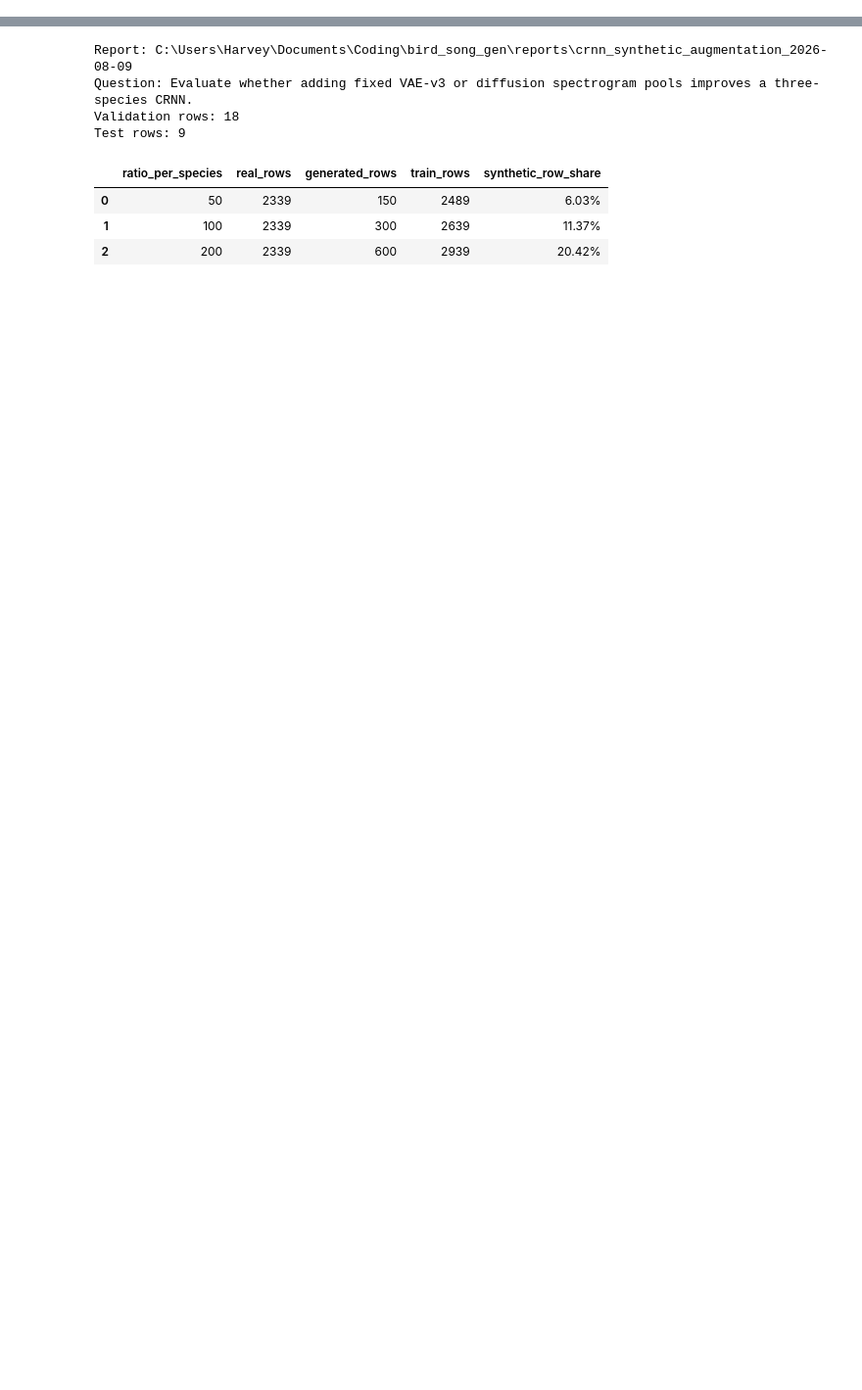
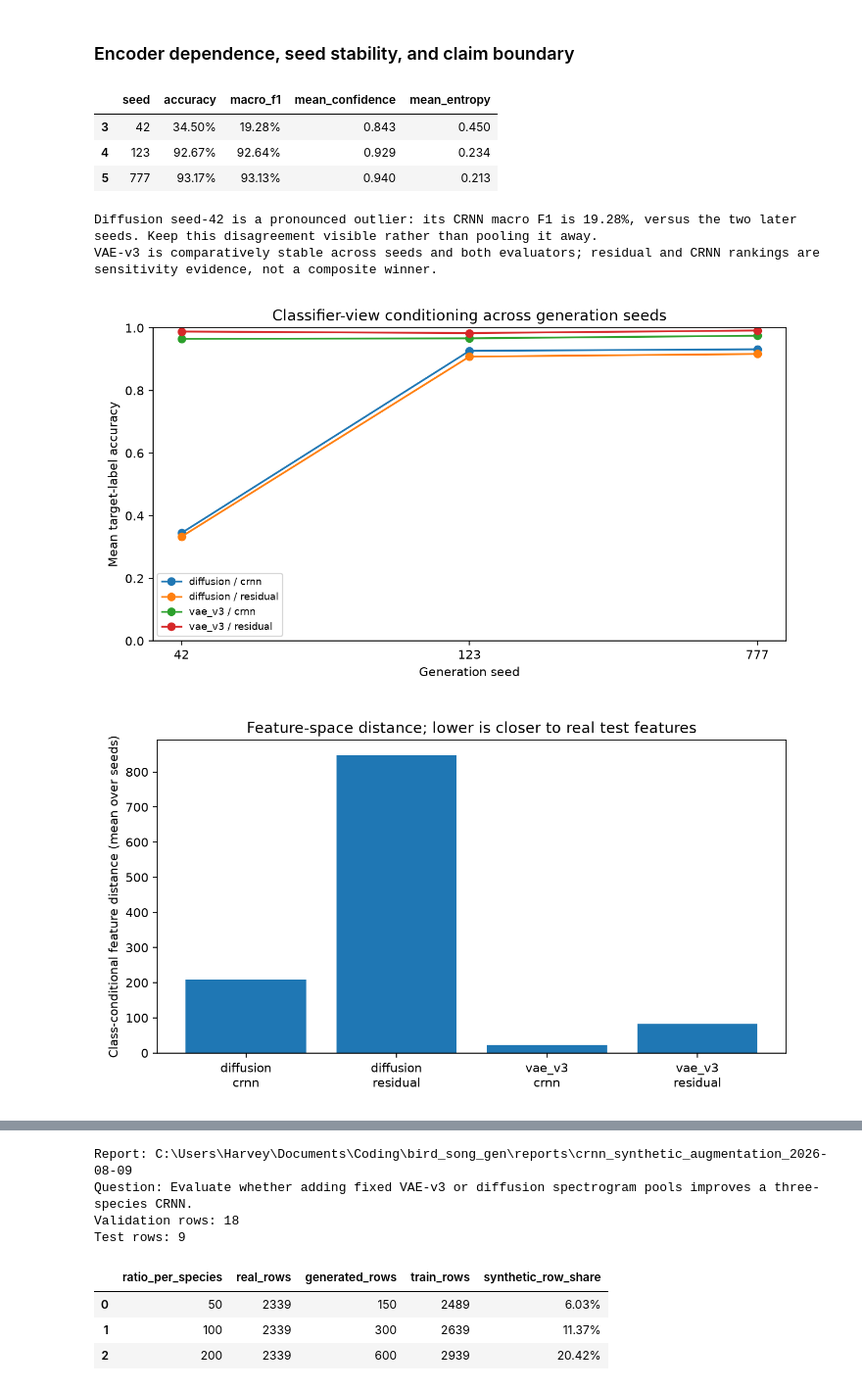
Before and after one commit to Bleu7101/bird_song_gen, a Jupyter notebook: notebooks/06_evaluation.ipynb, the cells around one changed output, grey strips where cells are left out. Shown at 98% size. Saved outputs shown, nothing was run; the diff lists cells and outputs as text; code cells hidden in the pictures; blank space fills up the shorter version.

```diff
--- a/notebooks/06_evaluation.ipynb
+++ b/notebooks/06_evaluation.ipynb
@@ -0,0 +456,36 @@
+# %% [markdown]
+### Encoder dependence, seed stability, and claim boundary
+# %%
+diffusion_seed_view = classifier_scores[
+    (classifier_scores["model"] == "diffusion") & (classifier_scores["classifier"] == "crnn")
+][["seed", "accuracy", "macro_f1", "mean_confidence", "mean_entropy"]].sort_values("seed")
+display(diffusion_seed_view.style.format({
+    "accuracy": "{:.2%}",
+    "macro_f1": "{:.2%}",
+    "mean_confidence": "{:.3f}",
+    "mean_entropy": "{:.3f}",
+}))
+
+print(
+    "Diffusion seed-42 is a pronounced outlier: its CRNN macro F1 is "
+    f"{float(diffusion_seed_view.loc[diffusion_seed_view['seed'] == 42, 'macro_f1'].iloc[0]):.2%}, "
+    "versus the two later seeds. Keep this disagreement visible rather than pooling it away."
+)
+print(
+    "VAE-v3 is comparatively stable across seeds and both evaluators; residual and CRNN rankings "
+    "are sensitivity evidence, not a composite winner."
+)
+
+for figure_name in ("conditioning_by_seed.png", "feature_distance_summary.png"):
+    figure_path = CHECKPOINT_REPORT_ROOT / "figures" / figure_name
+    if figure_path.is_file():
+        display(Image(filename=str(figure_path), width=720))
+# %% [output]
+|  | seed | accuracy | macro_f1 | mean_confidence | mean_entropy |
+| 3 | 42 | 34.50% | 19.28% | 0.843 | 0.450 |
+| 4 | 123 | 92.67% | 92.64% | 0.929 | 0.234 |
+| 5 | 777 | 93.17% | 93.13% | 0.940 | 0.213 |
+Diffusion seed-42 is a pronounced outlier: its CRNN macro F1 is 19.28%, versus the two later seeds. Keep this disagreement visible rather than pooling it away.
+VAE-v3 is comparatively stable across seeds and both evaluators; residual and CRNN rankings are sensitivity evidence, not a composite winner.
+[figure, added]
+[figure, added]
```
Also changed, not shown: parts of 42 cells of this notebook, 51 other files.
